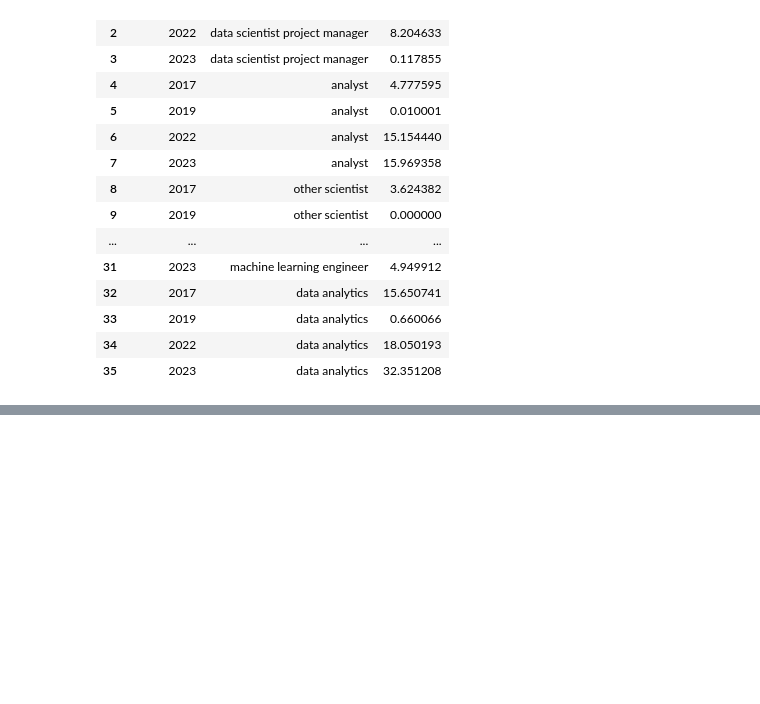
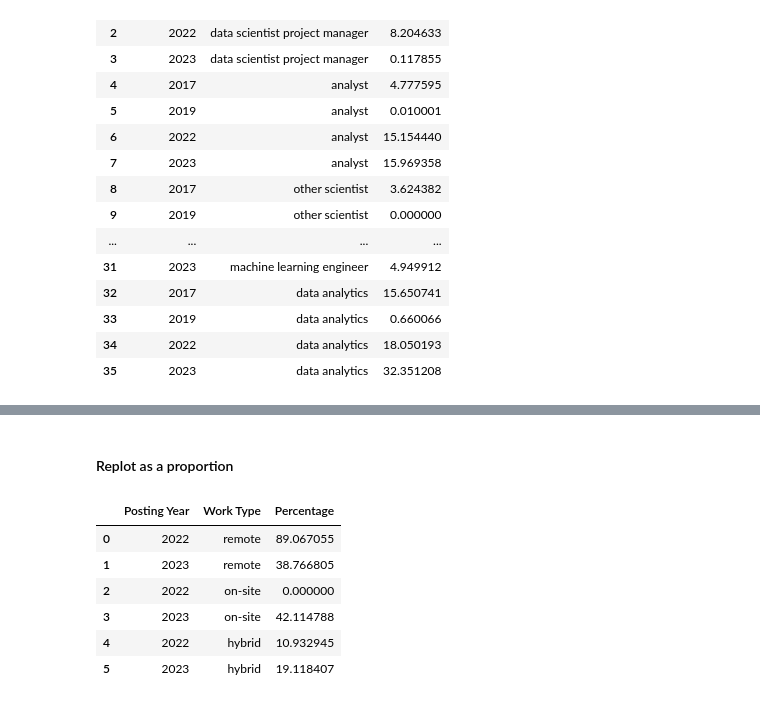
Before and after one commit to devinsuy/DataScience-Jobs-Viz, a Jupyter notebook: notebooks/python/Data Science Jobs Data/EDA_Time_Series.ipynb, the cells around one changed output, grey strips where cells are left out. Drawn from its saved outputs; the diff is of its cells as text; code cells hidden in the pictures; blank space fills up the shorter version.

```diff
--- a/notebooks/python/Data Science Jobs Data/EDA_Time_Series.ipynb
+++ b/notebooks/python/Data Science Jobs Data/EDA_Time_Series.ipynb
@@ -363,0 +483,15 @@ combined_stacked_job_title_fig
+# %% [markdown]
+#### Replot as a proportion
+# %%
+df_stacked_work_type_pct = df_stacked_work_type.set_index('Posting Year')
+df_stacked_work_type_pct_melt = (df_stacked_work_type_pct.div(df_stacked_work_type_pct.sum(axis=1), axis=0) * 100).reset_index()
+df_stacked_work_type_pct_melt = df_stacked_work_type_pct_melt.melt('Posting Year', var_name='Work Type', value_name='Percentage')
+df_stacked_work_type_pct_melt
+# %% [output]
+|  | Posting Year | Work Type | Percentage |
+| 0 | 2022 | remote | 89.067055 |
+| 1 | 2023 | remote | 38.766805 |
+| 2 | 2022 | on-site | 0.000000 |
+| 3 | 2023 | on-site | 42.114788 |
+| 4 | 2022 | hybrid | 10.932945 |
+| 5 | 2023 | hybrid | 19.118407 |
```
Also changed, not shown: parts of 17 cells of this notebook, 2 other files.
